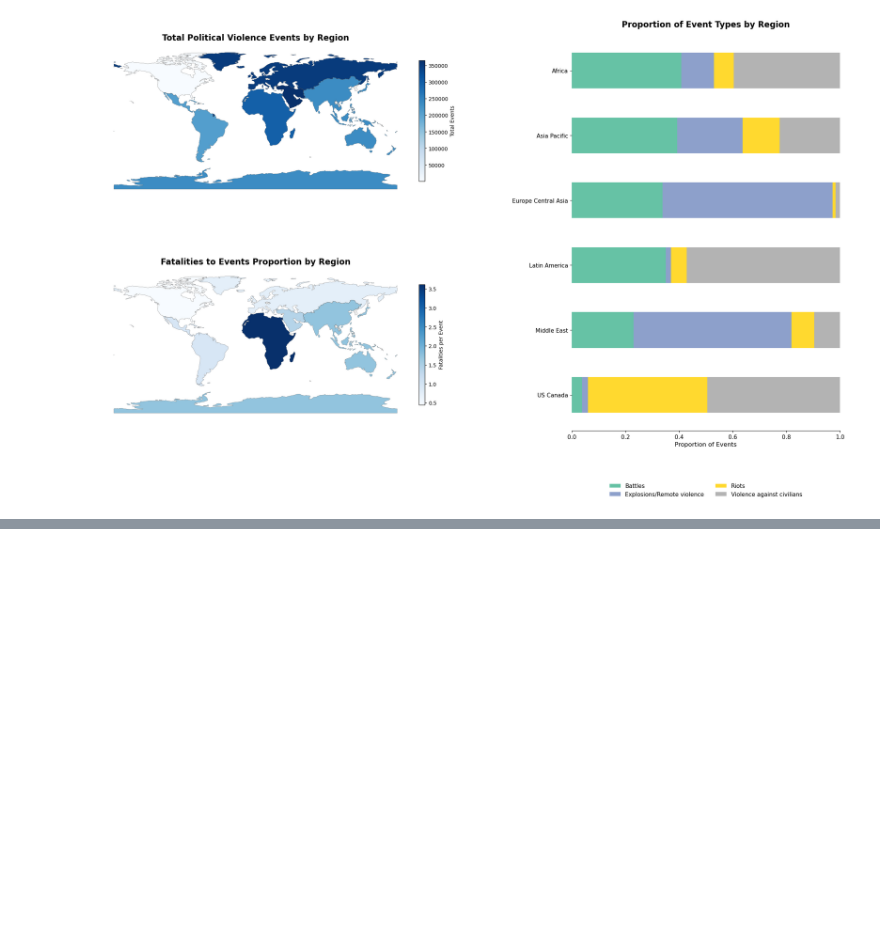
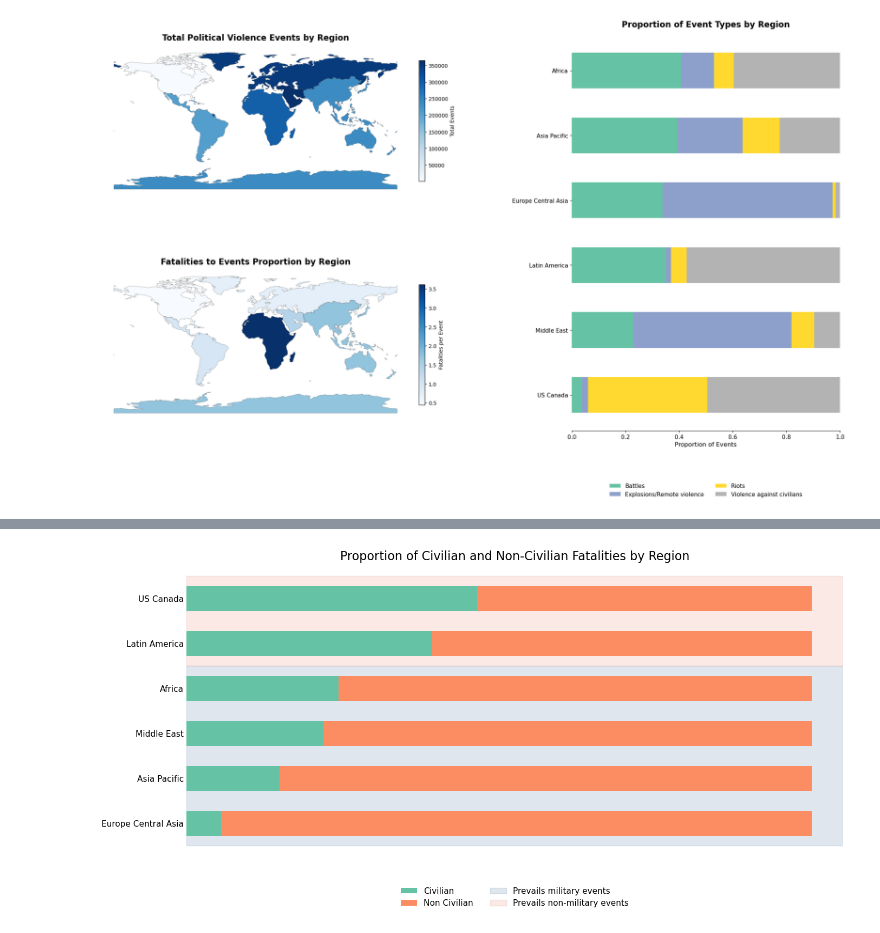
Before and after one commit to tomciolowsky/DataVisualization, a Jupyter notebook: report.ipynb, the cells around one changed output, grey strips where cells are left out. Drawn from its saved outputs; the diff is of its cells as text; code cells hidden in the pictures; blank space fills up the shorter version.

Commit message:
add fatalities visualisation

```diff
--- a/report.ipynb
+++ b/report.ipynb
@@ -890,0 +911,91 @@ plt.show()
+# %%
+civ_fat = pd.read_excel('conflict data/number_of_reported_civilian_fatalities_by_country-year_as-of-06Mar2026.xlsx')
+fat = pd.read_excel('conflict data/number_of_reported_fatalities_by_country-year_as-of-06Mar2026.xlsx')
+# %%
+region_fat = {}
+
+for region in data.keys():
+    civilian_fat = civ_fat[civ_fat['COUNTRY'].isin(region_countries[region])]['FATALITIES'].sum()
+    non_civilian_fat = fat[fat['COUNTRY'].isin(region_countries[region])]['FATALITIES'].sum()
+
+    region_fat[region] = {
+        'Civilian': civilian_fat,
+        'Non Civilian': non_civilian_fat
+    }
+
+region_fat = pd.DataFrame(region_fat)
+# %%
+military_prevails = props_df_sorted[
+    props_df_sorted[["Battles", "Explosions/Remote violence"]].sum(axis=1) > 0.5
+]
+group_military = military_prevails.index.tolist()
+group_non_military = list(set(data.keys()).difference(group_military))
+
+region_fat_prop = (region_fat / region_fat.sum()).T
+df_sorted = region_fat_prop.sort_values(by="Civilian", ascending=True)
+
+df_to_plot = df_sorted[["Civilian", "Non Civilian"]]
+
+fig, ax = plt.subplots(figsize=(14, 7))
+
+cmap = plt.get_cmap("Set2")
+ax_colors = [cmap(0), cmap(1)]
+
+df_to_plot.plot.barh(
+    ax=ax,
+    stacked=True,
+    color=ax_colors,
+    edgecolor="none",
+    width=0.55,
+    zorder=3,
+)
+
+ax.set_title(
+    "Proportion of Civilian and Non-Civilian Fatalities by Region",
+    fontsize=16,
+    pad=20,
+)
+
+ax.xaxis.set_visible(False)
+
+def shade_group(regions, bg_color):
+    pos = [i for i, r in enumerate(df_to_plot.index) if r in regions]
+    if pos:
+        y_min, y_max = min(pos) - 0.5, max(pos) + 0.5
+        ax.axhspan(y_min, y_max, color=bg_color, alpha=0.15, zorder=1)
+
+
+shade_group(group_military, "#2b5c8f")
+shade_group(group_non_military, "#e06d53")
+
+ax.spines["top"].set_visible(False)
+ax.spines["right"].set_visible(False)
+ax.spines["left"].set_visible(False)
+ax.spines["bottom"].set_visible(False)
+
+ax.tick_params(axis="both", which="both", length=0, labelsize=11)
+
+bar_handles, bar_labels = ax.get_legend_handles_labels()
+
+shade_handles = [
+    mpatches.Patch(color="#2b5c8f", alpha=0.15, label="Prevails military events"),
+    mpatches.Patch(
+        color="#e06d53", alpha=0.15, label="Prevails non-military events"
+    ),
+]
+
+all_handles = bar_handles + shade_handles
+
+ax.legend(
+    handles=all_handles,
+    loc="upper center",
+    bbox_to_anchor=(0.5, -0.12),
+    ncol=2,
+    frameon=False,
+    fontsize=11,
+)
+
+plt.tight_layout()
+plt.show()
+# %% [output]
+[figure, added]
```
Also changed, not shown: parts of 6 cells of this notebook.
